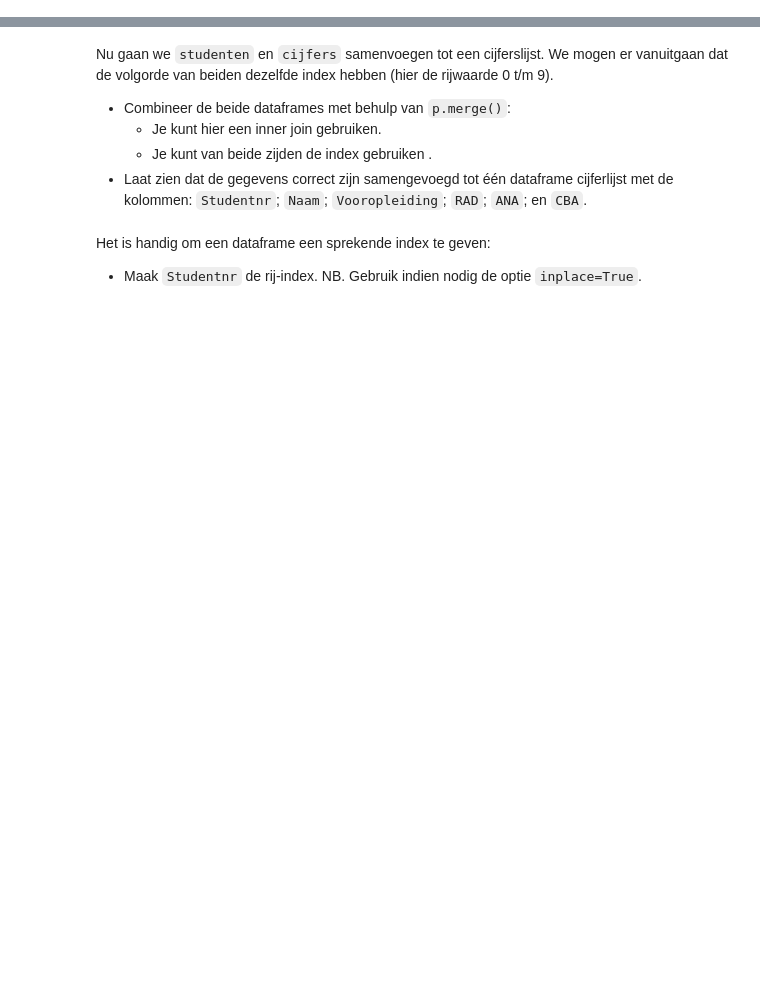
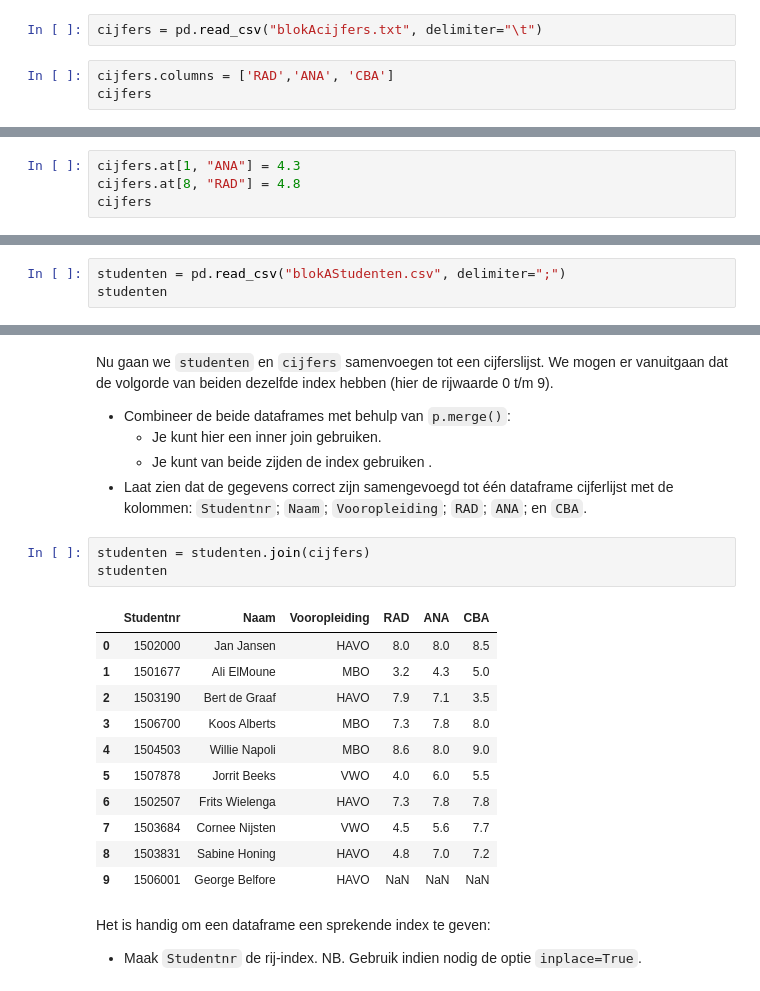
Before and after one commit to dmmqz/CM2024, a Jupyter notebook: CM03_pandas/CM_Pandas_opdrachten.ipynb, the cells around one changed output, grey strips where cells are left out. Drawn from its saved outputs; the diff is of its cells as text; blank space fills up the shorter version.

```diff
--- a/CM03_pandas/CM_Pandas_opdrachten.ipynb
+++ b/CM03_pandas/CM_Pandas_opdrachten.ipynb
@@ -104,3 +191,8 @@ De docent wil de gegevens in een Jupyter Notebook verwerken.
 -	Wijzig de kolomnrs in de vaknamen: vakken = ['RAD','ANA', CBA'].
 -	Toon de dataframe attributen.
 -	Toon de index gegevens.
+# %%
+cijfers = pd.read_csv("blokAcijfers.txt", delimiter="\t")
+# %%
+cijfers.columns = ['RAD','ANA', 'CBA']
+cijfers
@@ -109,3 +212,7 @@ De docent ziet dat er 2 cijfers fout zijn en wil deze corrigeren (NB. Elke regel
 -	 Wijzig de volgende cijfers
     *	vak-2, student-3  cijfer 4.0 moet 4.3 worden.
     *	vak-1, student-10, cijfer 5.0 moet 4.8 worden.
+# %%
+cijfers.at[1, "ANA"] = 4.3
+cijfers.at[8, "RAD"] = 4.8
+cijfers
@@ -113,3 +231,6 @@ De docent ziet dat er 2 cijfers fout zijn en wil deze corrigeren (NB. Elke regel
 De docent wil de studentgegevens ook aan het dataframe toevoegen.
 -	Lees tekstbestand: `blokAStudenten.csv` in, in een dataframe `studenten`. Let op dat je de juiste instellingen voor sep en header meegeeft.
 -	Laat zien dat de gegevens correct zijn ingelezen.
+# %%
+studenten = pd.read_csv("blokAStudenten.csv", delimiter=";")
+studenten
@@ -119,6 +252,21 @@ Nu gaan we ``studenten`` en ``cijfers`` samenvoegen tot een cijferslijst. We mog
     *	Je kunt hier een inner join gebruiken.
     *	Je kunt van beide zijden de index gebruiken .
 -	Laat zien dat de gegevens correct zijn samengevoegd tot één dataframe cijferlijst met de kolommen: `Studentnr`; `Naam`; `Vooropleiding`; `RAD`; `ANA`; en `CBA`.
+# %%
+studenten = studenten.join(cijfers)
+studenten
+# %% [output]
+|  | Studentnr | Naam | Vooropleiding | RAD | ANA | CBA |
+| 0 | 1502000 | Jan Jansen | HAVO | 8.0 | 8.0 | 8.5 |
+| 1 | 1501677 | Ali ElMoune | MBO | 3.2 | 4.3 | 5.0 |
+| 2 | 1503190 | Bert de Graaf | HAVO | 7.9 | 7.1 | 3.5 |
+| 3 | 1506700 | Koos Alberts | MBO | 7.3 | 7.8 | 8.0 |
+| 4 | 1504503 | Willie Napoli | MBO | 8.6 | 8.0 | 9.0 |
+| 5 | 1507878 | Jorrit Beeks | VWO | 4.0 | 6.0 | 5.5 |
+| 6 | 1502507 | Frits Wielenga | HAVO | 7.3 | 7.8 | 7.8 |
+| 7 | 1503684 | Cornee Nijsten | VWO | 4.5 | 5.6 | 7.7 |
+| 8 | 1503831 | Sabine Honing | HAVO | 4.8 | 7.0 | 7.2 |
+| 9 | 1506001 | George Belfore | HAVO | NaN | NaN | NaN |
 # %% [markdown]
 Het is handig om een dataframe een sprekende index te geven:
 -	Maak `Studentnr` de rij-index. NB. Gebruik indien nodig de optie `inplace=True`.
```
Also changed, not shown: parts of 29 cells of this notebook, 2 other files.
